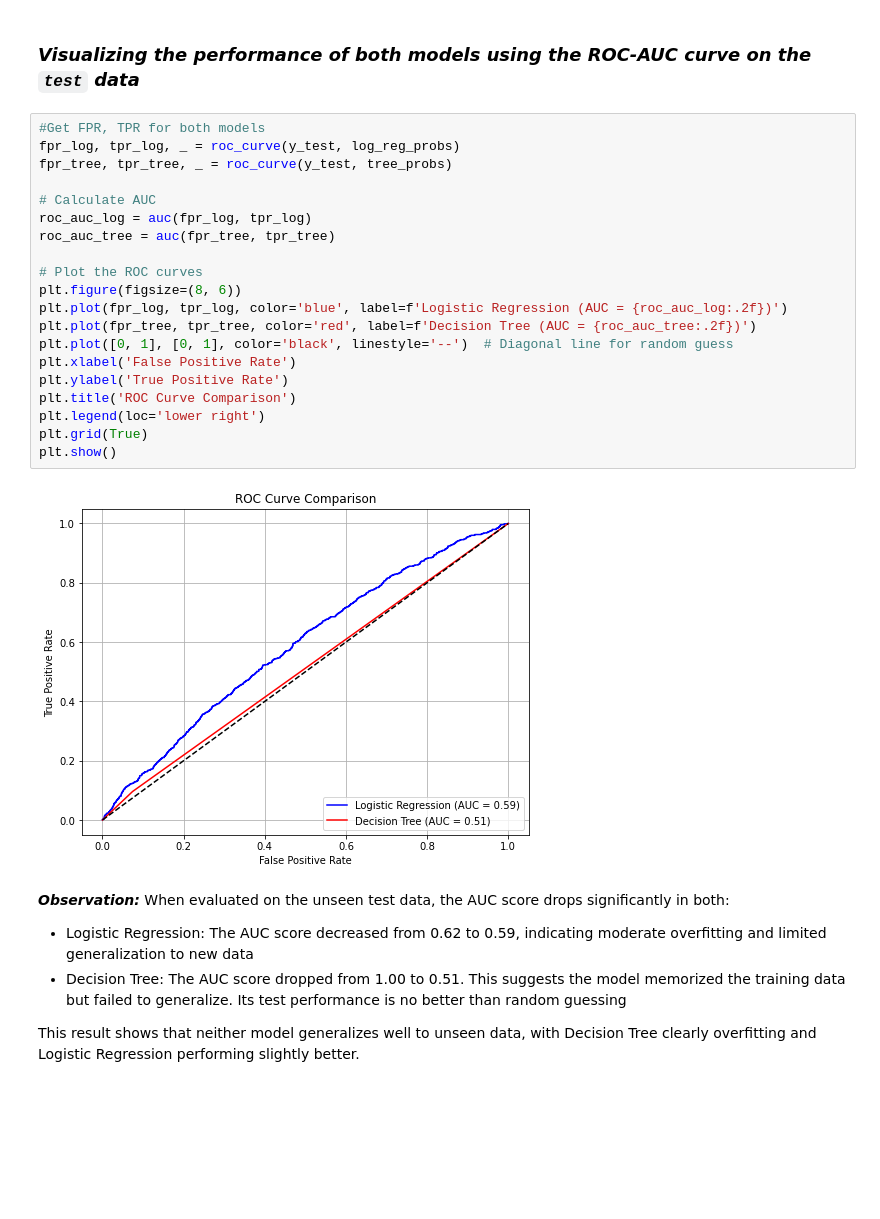
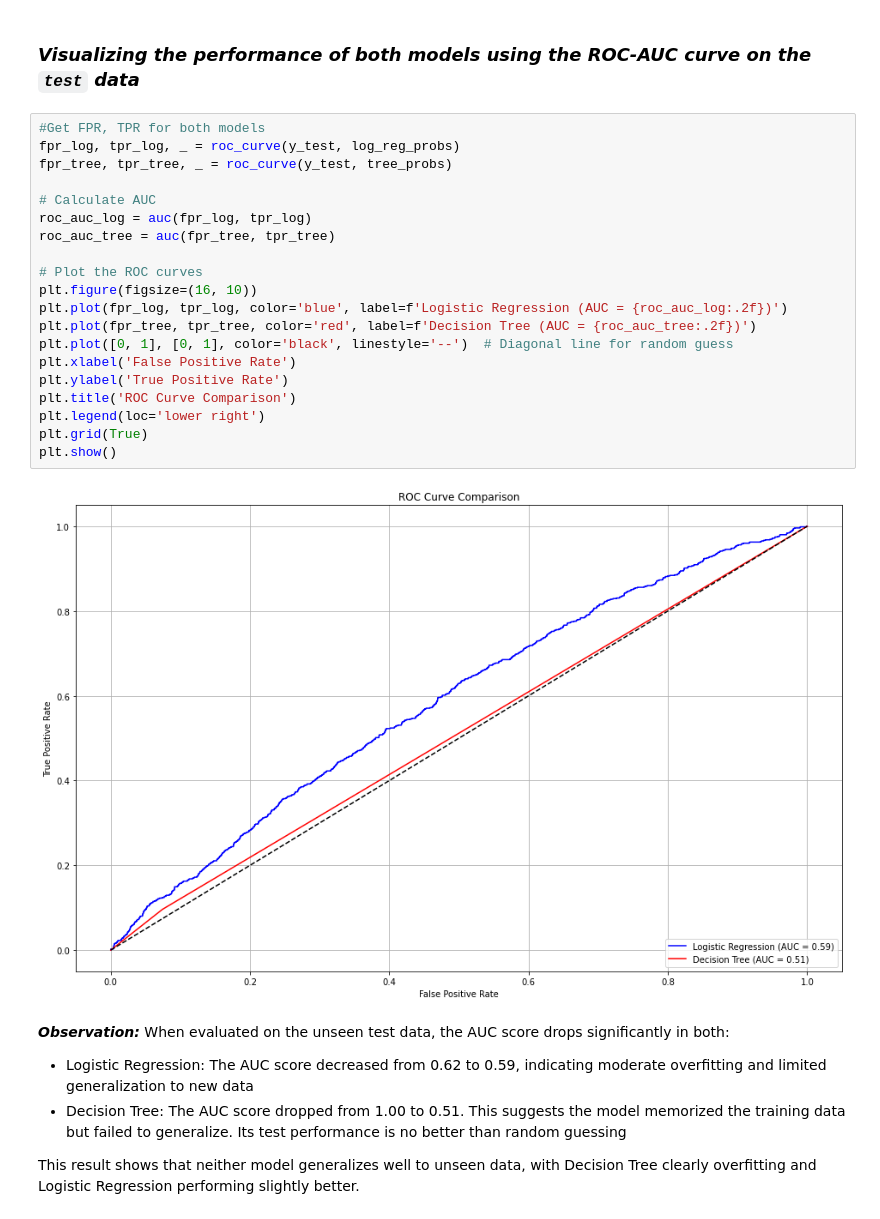
Before and after one commit to Calistus-design/Car_Insurance_Claim_Prediction, a Jupyter notebook: Index.ipynb, the cells around one changed output. Saved outputs shown, nothing was run; the diff lists cells and outputs as text; blank space fills up the shorter version.

```diff
--- a/Index.ipynb
+++ b/Index.ipynb
@@ -816,25 +864,25 @@ Decision Tree ROC-AUC on Test Set: 0.5109410155893883
 # %%
 #Get FPR, TPR for both models
 fpr_log, tpr_log, _ = roc_curve(y_test, log_reg_probs)
 fpr_tree, tpr_tree, _ = roc_curve(y_test, tree_probs)
 
 # Calculate AUC
 roc_auc_log = auc(fpr_log, tpr_log)
 roc_auc_tree = auc(fpr_tree, tpr_tree)
 
 # Plot the ROC curves
-plt.figure(figsize=(8, 6))
+plt.figure(figsize=(16, 10))
 plt.plot(fpr_log, tpr_log, color='blue', label=f'Logistic Regression (AUC = {roc_auc_log:.2f})')
 plt.plot(fpr_tree, tpr_tree, color='red', label=f'Decision Tree (AUC = {roc_auc_tree:.2f})')
 plt.plot([0, 1], [0, 1], color='black', linestyle='--')  # Diagonal line for random guess
 plt.xlabel('False Positive Rate')
 plt.ylabel('True Positive Rate')
 plt.title('ROC Curve Comparison')
 plt.legend(loc='lower right')
 plt.grid(True)
 plt.show()
 # %% [output]
-[figure, old version]
+[figure, new version]
 # %% [markdown]
 ***Observation:*** When evaluated on the unseen test data, the AUC score drops significantly in both:
 - Logistic Regression: The AUC score decreased from 0.62 to 0.59, indicating moderate overfitting and limited generalization to new data
```
Also changed, not shown: parts of 42 cells of this notebook.
